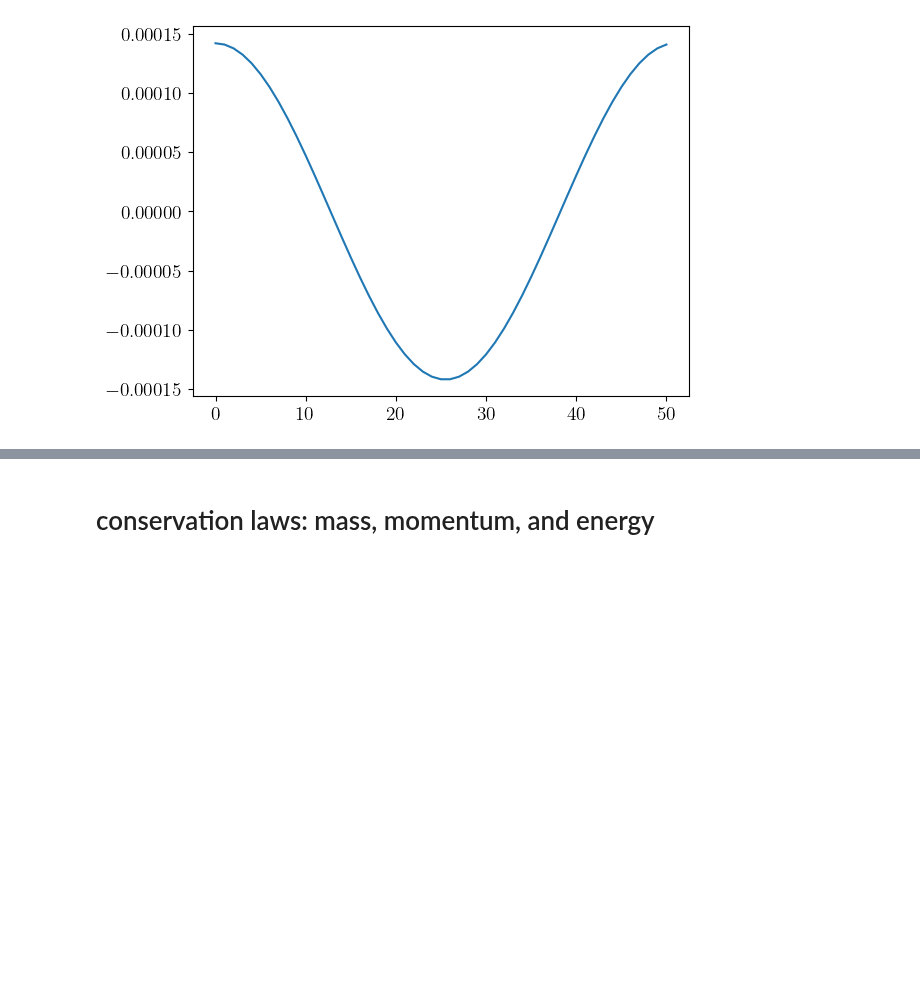
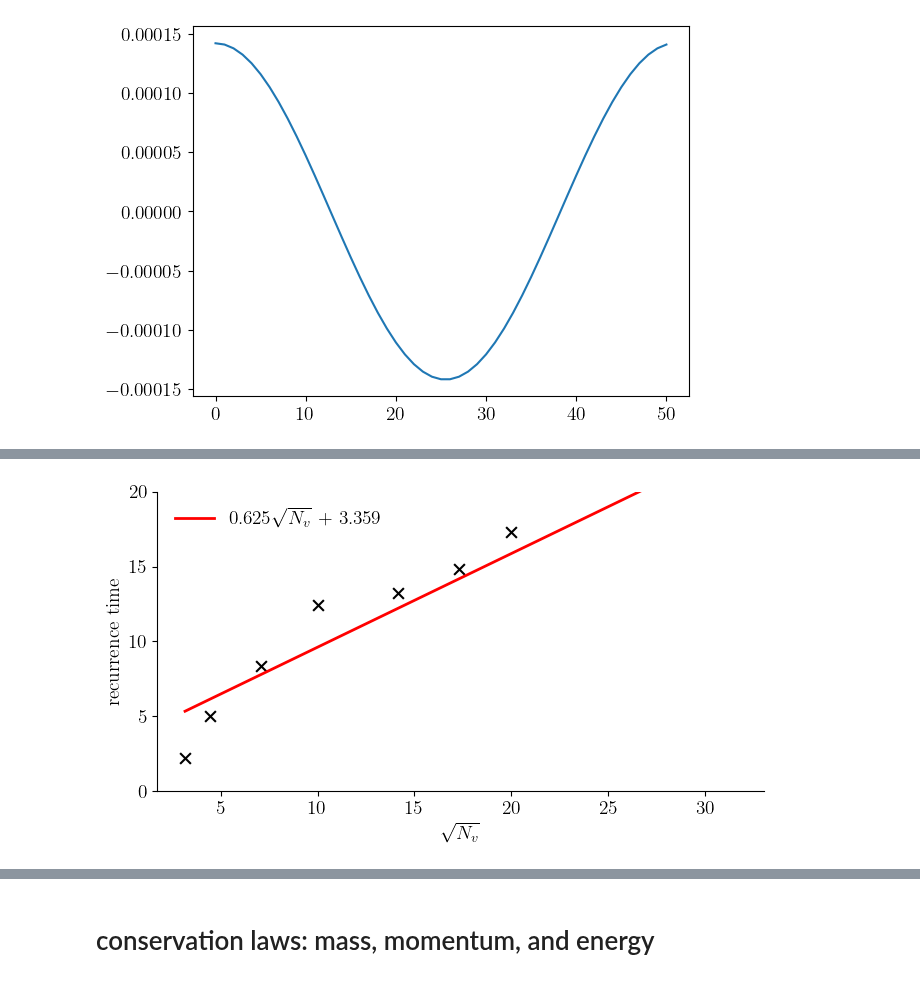
Before and after one commit to opaliss/mixed_methods, a Jupyter notebook: analysis/hermite/weak_landau_damping_hermite.ipynb, the cells around one changed output, grey strips where cells are left out. Cells and saved outputs as stored; diff of their text form; code cells hidden in the pictures; blank space fills up the shorter version.

```diff
--- a/analysis/hermite/weak_landau_damping_hermite.ipynb
+++ b/analysis/hermite/weak_landau_damping_hermite.ipynb
@@ -146,3 +154,24 @@ plt.savefig("../../figures/hermite/weak_landau/weak_landau_damping_hermite_recur
+# %%
+recurrence_vec = [np.sqrt(5), np.sqrt(25), np.sqrt(70), np.sqrt(155), np.sqrt(175), np.sqrt(220), np.sqrt(300), np.sqrt(435)]
+Nv_vec = [10, 20, 50, 100, 200, 300, 400, 1000]
+# %%
+fig, ax = plt.subplots(figsize=(7, 4))
+ax.scatter(np.sqrt(Nv_vec), recurrence_vec, marker="x", s=60, color="black")
+
+slope, intercept = np.polyfit(np.sqrt(Nv_vec), recurrence_vec, 1)
+ax.plot(np.sqrt(Nv_vec), slope*np.sqrt(Nv_vec) + intercept, color="red", linewidth=2, label=str(round(slope, 3)) + "$\sqrt{N_{v}}$ + " + str(round(intercept, 3)))
+
+
+ax.spines['right'].set_visible(False)
+ax.spines['top'].set_visible(False)
+ax.set_ylabel("recurrence time")
+ax.set_xlabel("$\sqrt{N_{v}}$")
+legend = ax.legend(ncols=1, fancybox=False, shadow=False, fontsize=14, loc='upper left')
+legend.get_frame().set_alpha(0)
+plt.tight_layout()
+plt.savefig("../../figures/hermite/weak_landau/weak_landau_damping_recurrence_time_hermite.png", dpi=300)
+# %% [output]
+[figure, added]
 # %%
 # plot the electric field damping rate
 fig, ax = plt.subplots(figsize=(7, 3))
```
Also changed, not shown: parts of 6 cells of this notebook, 8 other files.
